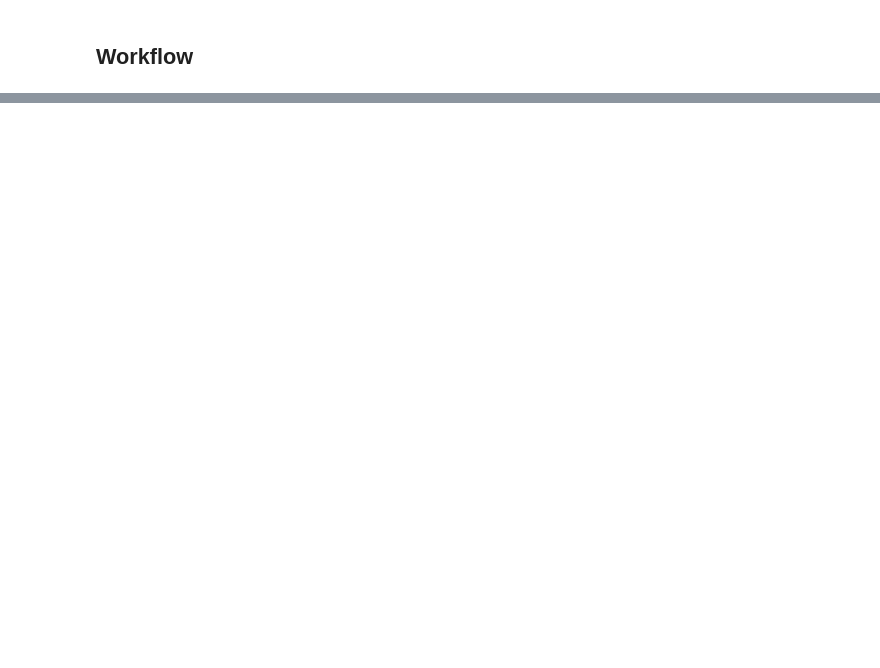
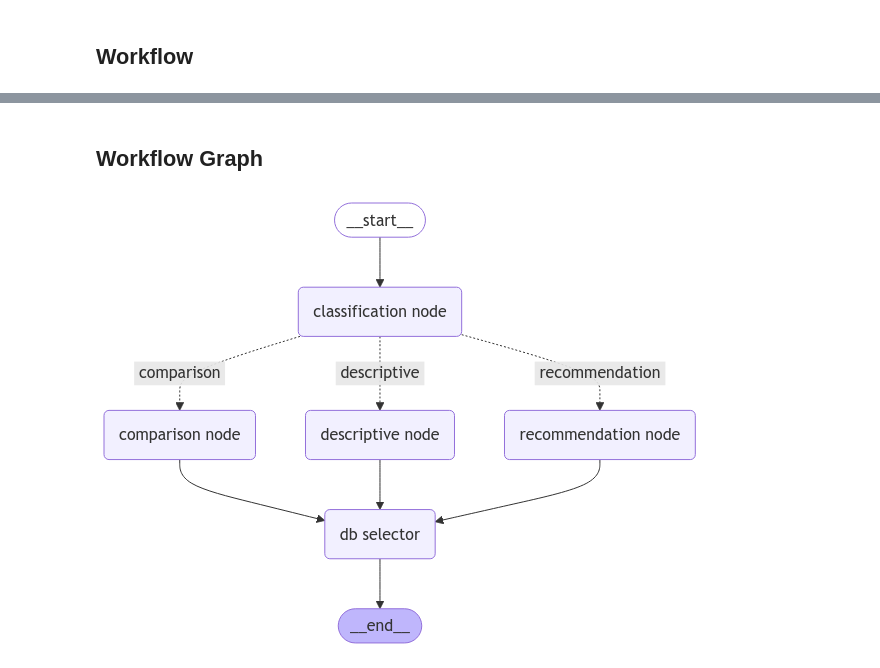
Before and after one commit to NagaHarshita/GenAI_Agents, a Jupyter notebook: all_agents_tutorials/review_radar.ipynb, the cells around one changed output, grey strips where cells are left out. Cells and saved outputs as stored; diff of their text form; code cells hidden in the pictures; blank space fills up the shorter version.

Commit message:
feat: added 3 categories for classification node in agent graph

```diff
--- a/all_agents_tutorials/review_radar.ipynb
+++ b/all_agents_tutorials/review_radar.ipynb
@@ -113,3 +352,12 @@ class ClassificationNode():
+# %%
+def db_selector_node(state: AgentState):
+    print("================================ db_selector_node ================================")
+    print(state)
+    return
+
+def which_type_review(state: AgentState):
+    type = state["query_type"]
+    return type if type in ["comparison", "recommendation", "descriptive"] else None
 # %% [markdown]
 ## Workflow
 # %%
@@ -120,9 +368,26 @@ def run_workflow():
 
     workflow.add_node("classification node", ClassificationNode.classify_query)
 
+    workflow.add_node("comparison node", ComparisonCategory.process_query)
+    workflow.add_node("recommendation node", RecommendationCategory.process_query)
+    workflow.add_node("descriptive node", DescriptiveCategory.process_query)
+
+    workflow.add_node("db selector", db_selector_node)
+
     workflow.set_entry_point("classification node")
 
-    workflow.add_edge("classification node", END)
+    workflow.add_conditional_edges("classification node", which_type_review,
+        {
+            "comparison": "comparison node",
+            "recommendation": "recommendation node",
+            "descriptive": "descriptive node",
+        })
+
+    workflow.add_edge("comparison node", "db selector")
+    workflow.add_edge("recommendation node", "db selector")
+    workflow.add_edge("descriptive node", "db selector")
+
+    workflow.add_edge("db selector", END)
 
     return workflow
 
@@ -170,0 +478,12 @@ the json response is:
+# %% [markdown]
+## Workflow Graph
+# %%
+from IPython.display import Image, display # type: ignore
+
+try:
+    display(Image(agent_graph.get_graph().draw_mermaid_png()))
+except Exception:
+    # This requires some extra dependencies and is optional
+    pass
+# %% [output]
+[figure, added]
```
Also changed, not shown: parts of 8 cells of this notebook.
